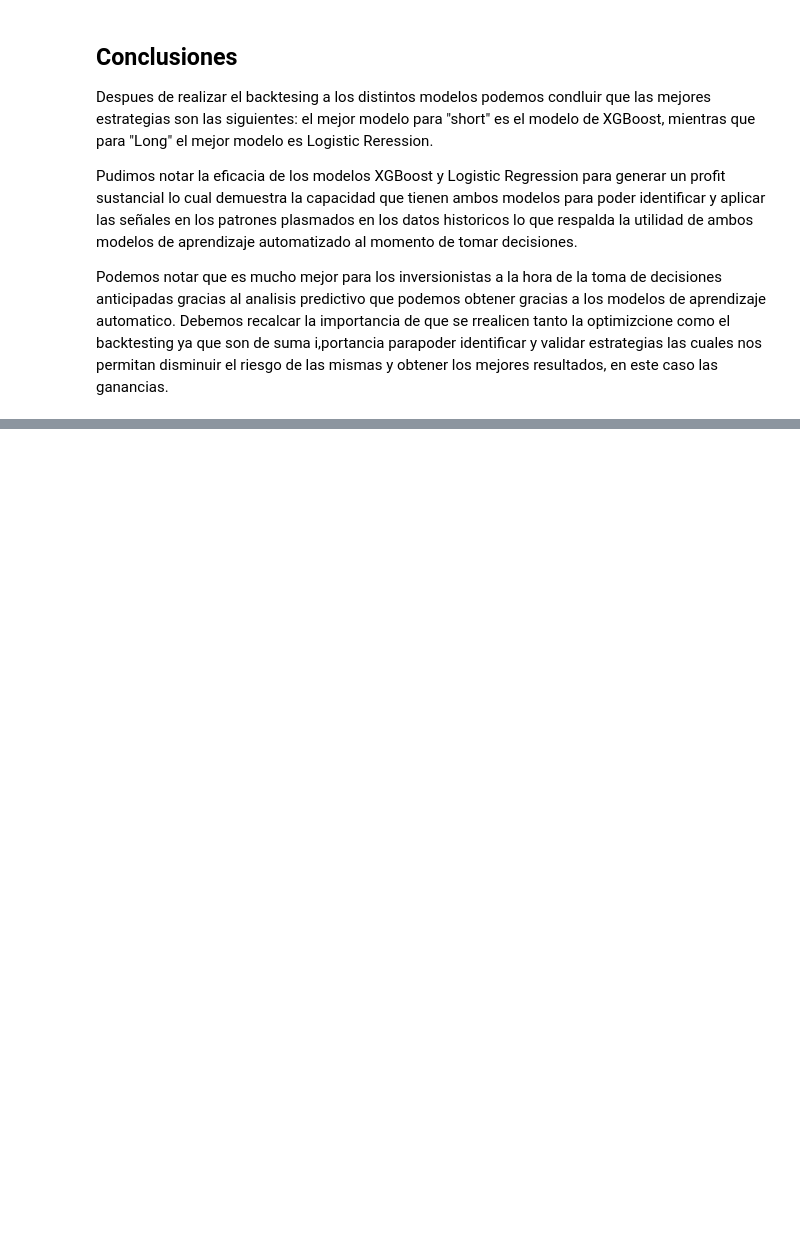
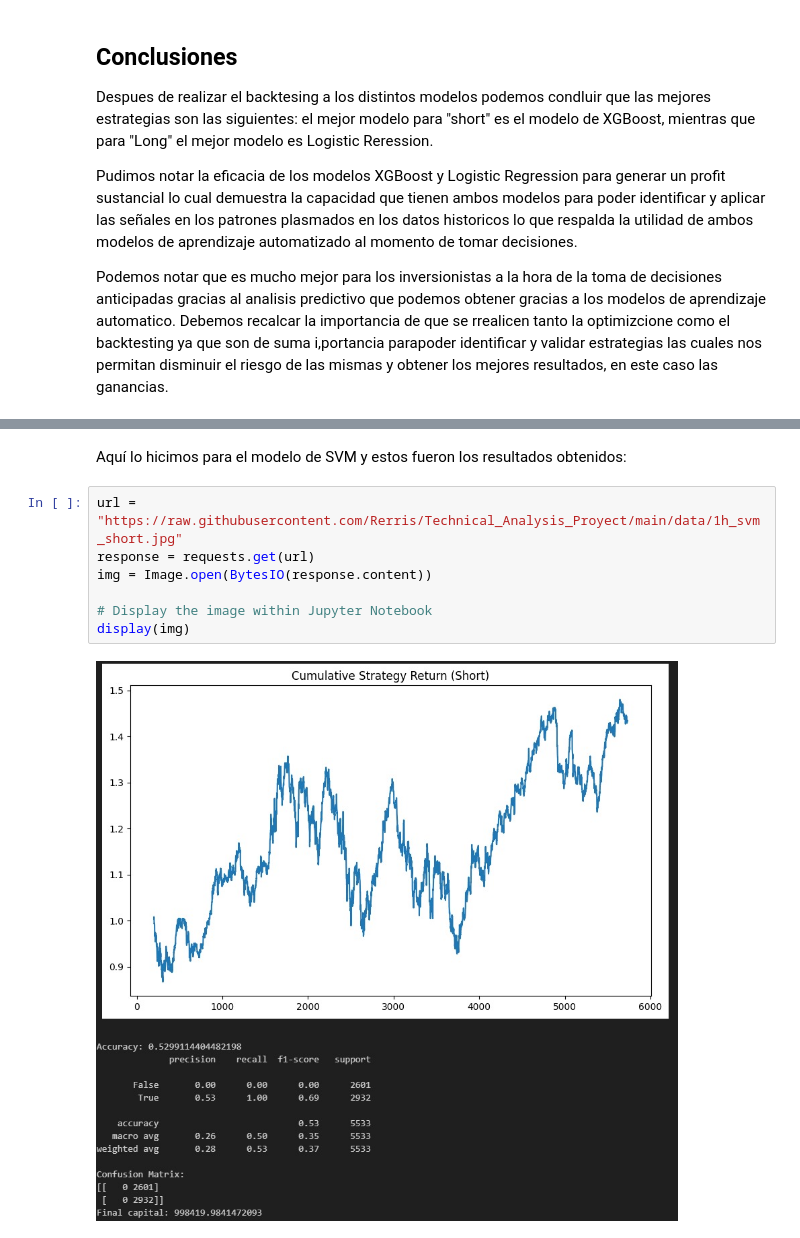
Before and after one commit to Rerris/Technical_Analysis_Proyect, a Jupyter notebook: Report ML.ipynb, the cells around one changed output, grey strips where cells are left out. Saved outputs shown, nothing was run; the diff lists cells and outputs as text; blank space fills up the shorter version.

```diff
--- a/Report ML.ipynb
+++ b/Report ML.ipynb
@@ -762,0 +803,11 @@ Debemos recalcar la importancia de que se rrealicen tanto la optimizcione como e
+# %% [markdown]
+Aquí lo hicimos para el modelo de SVM y estos fueron los resultados obtenidos:
+# %%
+url = "https://raw.githubusercontent.com/Rerris/Technical_Analysis_Proyect/main/data/1h_svm_short.jpg"
+response = requests.get(url)
+img = Image.open(BytesIO(response.content))
+
+# Display the image within Jupyter Notebook
+display(img)
+# %% [output]
+[figure, added]
```
Also changed, not shown: parts of 11 cells of this notebook.
